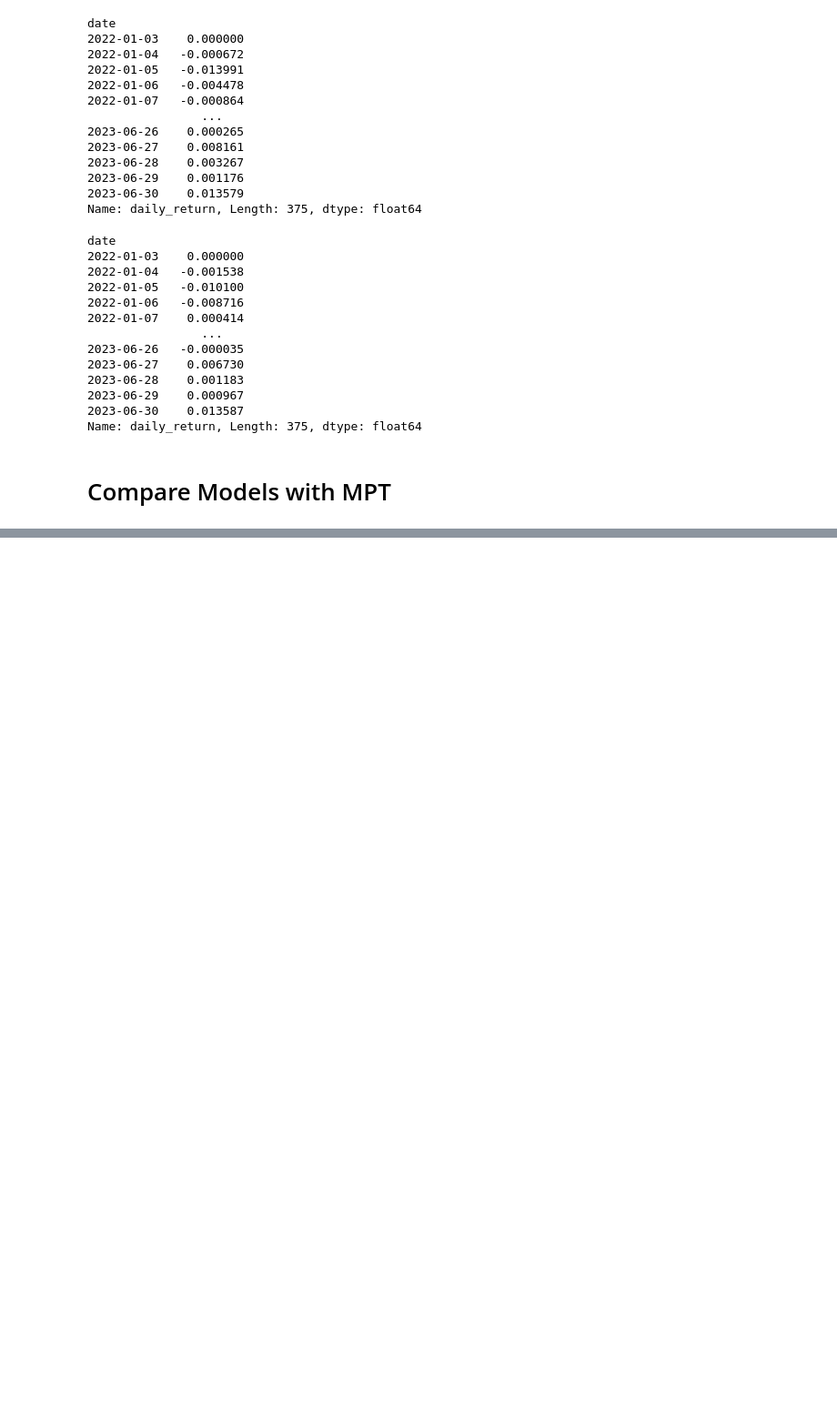
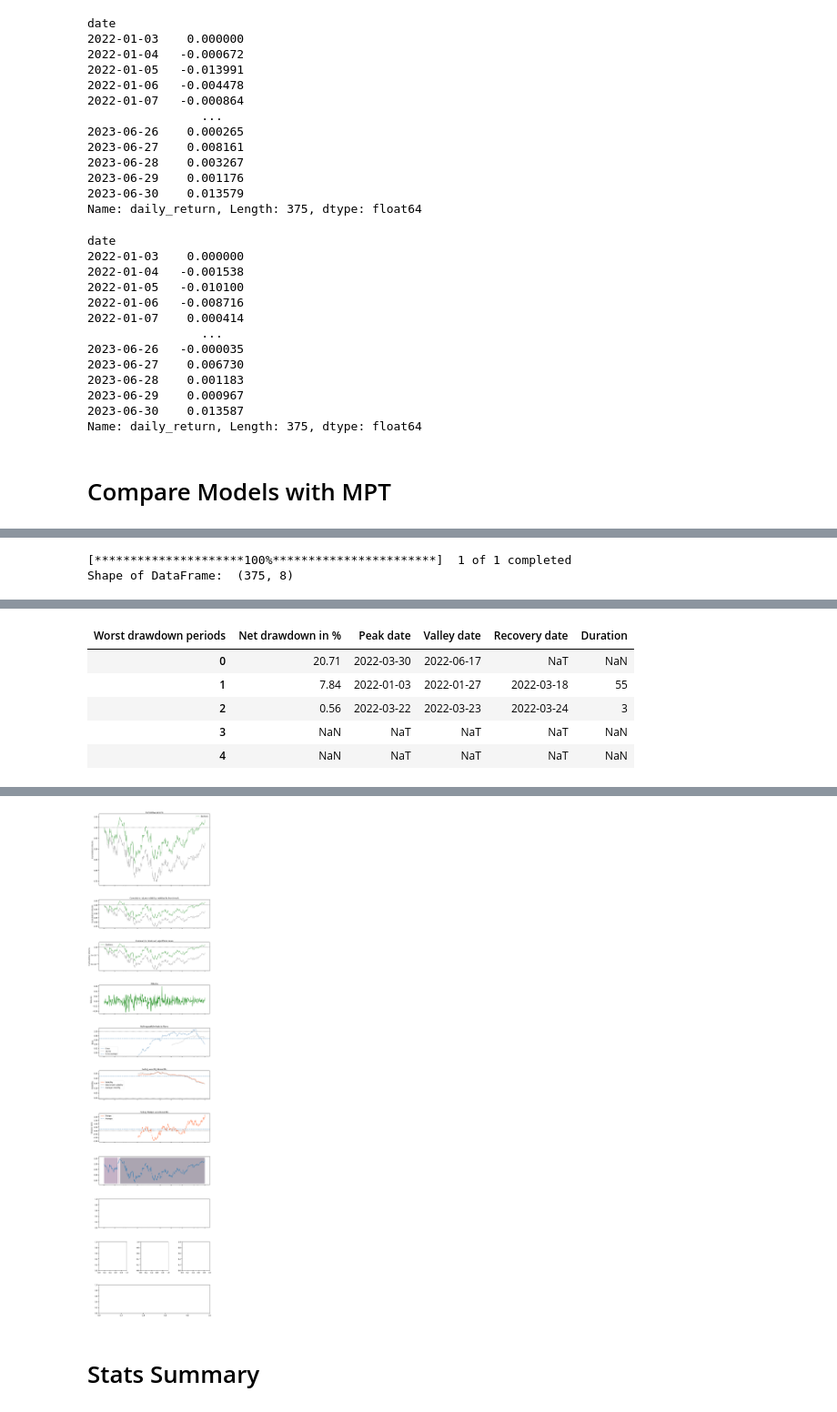
Before and after one commit to nolanspecter/Portfolio-Optimization-using-RL, a Jupyter notebook: backtest.ipynb, the cells around one changed output, grey strips where cells are left out. Shown at 91% size. Drawn from its saved outputs; the diff is of its cells as text; code cells hidden in the pictures; blank space fills up the shorter version.

Commit message:
Backtest Result [Need refactor]

```diff
--- a/backtest.ipynb
+++ b/backtest.ipynb
@@ -260,0 +295,4 @@ fig.savefig('results/test_data_backtest.png');
+# %%
+ppo_test_daily_return_df = pd.DataFrame(ppo_test_daily_return).reset_index()
+ppo_test_daily_return_df.columns = ['date', 'daily_return']
+ppo_test_daily_return_df
@@ -260,0 +313,16 @@ fig.savefig('results/test_data_backtest.png');
+# %%
+ppo_strat = backtest_strat(ppo_test_daily_return_df)
+perf_func = timeseries.perf_stats
+perf_stats_all = perf_func( returns=ppo_strat,
+                              factor_returns=ppo_strat,
+                                positions=None, transactions=None, turnover_denom="AGB")
+# %%
+sp500, sp500_strat = baseline_strat('^GSPC',"2022-01-01", "2023-07-01")
+# %% [output]
+[*********************100%***********************]  1 of 1 completed
+Shape of DataFrame:  (375, 8)
+# %%
+with pf.plotting.plotting_context(font_scale=1.1):
+        pf.create_full_tear_sheet(returns = ppo_strat,
+                                       benchmark_rets=sp500_strat, set_context=False)
+# %% [output]
@@ -260,0 +348,6 @@ fig.savefig('results/test_data_backtest.png');
+| Worst drawdown periods | Net drawdown in % | Peak date | Valley date | Recovery date | Duration |
+| 0 | 20.71 | 2022-03-30 | 2022-06-17 | NaT | NaN |
+| 1 | 7.84 | 2022-01-03 | 2022-01-27 | 2022-03-18 | 55 |
+| 2 | 0.56 | 2022-03-22 | 2022-03-23 | 2022-03-24 | 3 |
+| 3 | NaN | NaT | NaT | NaT | NaN |
+| 4 | NaN | NaT | NaT | NaT | NaN |
@@ -260,0 +355,3 @@ fig.savefig('results/test_data_backtest.png');
+[figure, added]
+# %% [markdown]
+# Stats Summary
```
Also changed, not shown: parts of 16 cells of this notebook, 4 other files.
